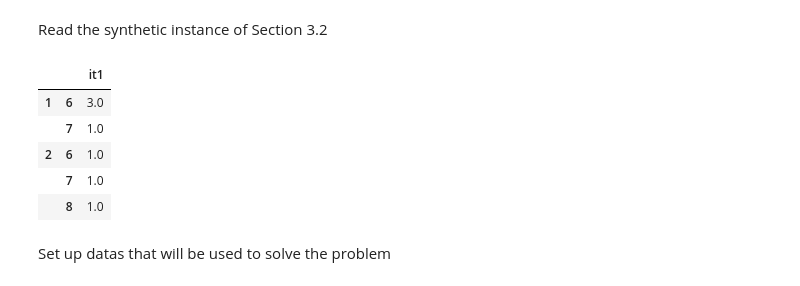
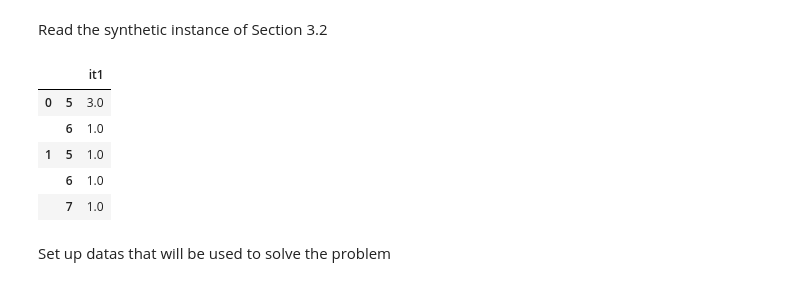
Before and after one commit to kkevin98/Multiple_shortest_path_problem_with_path_deconfliction, a Jupyter notebook: MSPP_implementation.ipynb, the cells around one changed output. Drawn from its saved outputs; the diff is of its cells as text; code cells hidden in the pictures.

```diff
--- a/MSPP_implementation.ipynb
+++ b/MSPP_implementation.ipynb
@@ -12,17 +11,19 @@ from collections import namedtuple
 # %% [markdown]
 Read the synthetic instance of Section 3.2
 # %%
-nodes_number = 25
-agents_number = 4
 synthetic_5x5_df = pd.read_csv("data/d_it_ij_5x5_1it.csv",
-                               index_col=[0,1],
+                               index_col=[0, 1],
                                decimal=",")
 
+# start conting nodes from 0 makes life easier
+synthetic_5x5_df.index = [synthetic_5x5_df.index.get_level_values(0) - 1,
+                          synthetic_5x5_df.index.get_level_values(1) - 1]
+
 synthetic_5x5_df.head()
 # %% [output]
 |  |  | it1 |
-| 1 | 6 | 3.0 |
+| 0 | 5 | 3.0 |
+|  | 6 | 1.0 |
+| 1 | 5 | 1.0 |
+|  | 6 | 1.0 |
 |  | 7 | 1.0 |
-| 2 | 6 | 1.0 |
-|  | 7 | 1.0 |
-|  | 8 | 1.0 |
```
Also changed, not shown: parts of 9 cells of this notebook, 1 other file.
